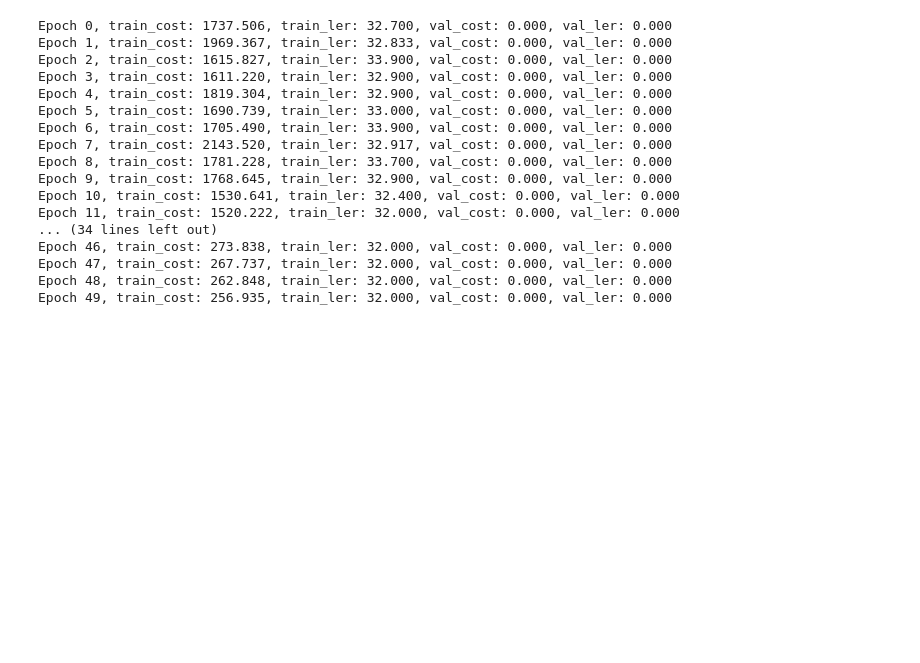
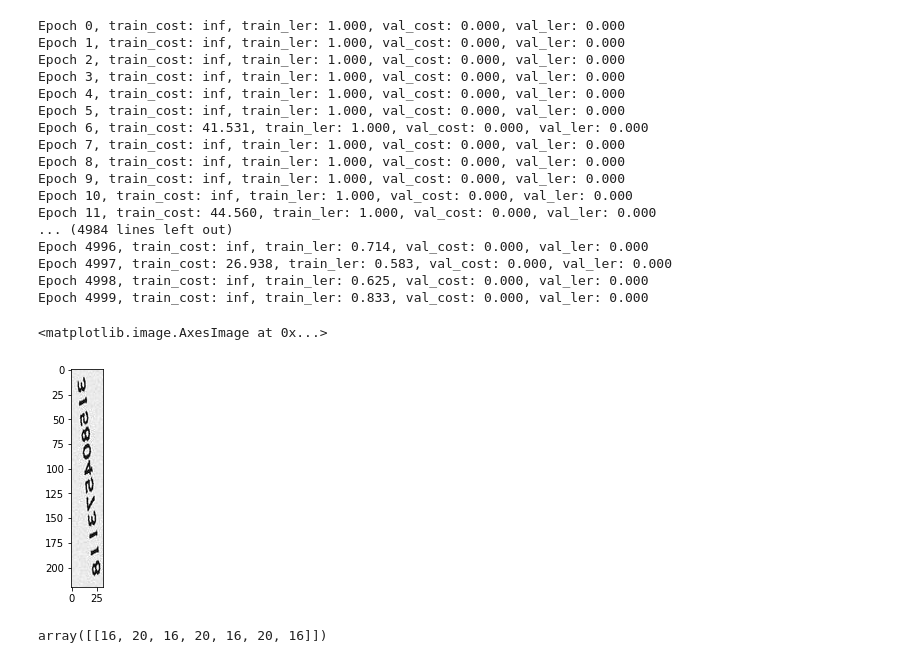
Before and after one commit to cc07/ocr, a Jupyter notebook: jupyter/workings.ipynb, the cells around one changed output. Drawn from its saved outputs; the diff is of its cells as text; code cells hidden in the pictures; blank space fills up the shorter version.

```diff
--- a/jupyter/workings.ipynb
+++ b/jupyter/workings.ipynb
@@ -52,7 +52,8 @@ def create_sparse(batch_size, images, labels, dtype=np.int64):
 
         for number, number_index in zip(label, range(length)):
             indices.append((index, number_index))
-            values.append(ord(str(number)))
+#             print(number, ord(str(number)), FIRST_INDEX, ord(str(number)) - FIRST_INDEX)
+            values.append(ord(str(number)) - FIRST_INDEX)
 
     indices = np.array(indices, dtype=np.int64)
     values = np.array(values, dtype=dtype)
@@ -91,11 +91,16 @@ plt.imshow(sample_images[0], cmap='gray', vmin=0, vmax=255)
 # %%
-n_batch_size = 32
+FIRST_INDEX = ord(' ')
+SPACE_TOKEN = '<space>'
+SPACE_INDEX = 0
+
+n_batch_size = 1
 n_features = 32
 n_rnn_layers = 2
 n_hidden = 64
-n_classes = ord('z') - ord('a') + 10 + 1 + 1 + 1
+# n_classes = ord('z') - ord('a') + 10 + 1 + 1 + 1
+n_classes = ord('~') - FIRST_INDEX + 1
 
-n_epochs = 100
+n_epochs = 5000
 
 learning_rate = 0.001
 # %%
@@ -143,6 +148,7 @@ with graph.as_default():
 
 #     decoded, log_prob = tf.nn.ctc_greedy_decoder(logits, seq_len)
     decoded, log_prob = tf.nn.ctc_beam_search_decoder(logits, seq_len, merge_repeated=False)
+    dense_decoded = tf.sparse_tensor_to_dense(decoded[0], default_value=-1)
 
     ler = tf.reduce_mean(tf.edit_distance(tf.cast(decoded[0], tf.int32),
                                           targets))
@@ -150,7 +156,7 @@ with graph.as_default():
 with tf.Session(graph=graph) as sess:
     sess.run(tf.global_variables_initializer())
 
-    for epoch in range(50):
+    for epoch in range(n_epochs):
         train_cost = train_ler = 0
 
         indices, values, shape, sample_images, seq_length, x_max, y_max = create_sparse(n_batch_size, train_images, train_labels)
@@ -165,29 +171,38 @@ with tf.Session(graph=graph) as sess:
         }
 
         batch_cost, _ = sess.run([cost, optimizer], feed_dict=feed)
-        train_cost += batch_cost * n_batch_size
+        train_cost += batch_cost
         train_ler += sess.run(ler, feed_dict=feed) * n_batch_size
 
         log = 'Epoch {}, train_cost: {:.3f}, train_ler: {:.3f}, val_cost: {:.3f}, val_ler: {:.3f}'
         print(log.format(epoch, train_cost, train_ler, 0, 0))
 
-    decoded_values = sess.run(decoded[0], feed_dict=feed)
+    decoded_values = sess.run(dense_decoded, feed_dict=feed)
 # %% [output]
-Epoch 0, train_cost: 1737.506, train_ler: 32.700, val_cost: 0.000, val_ler: 0.000
-Epoch 1, train_cost: 1969.367, train_ler: 32.833, val_cost: 0.000, val_ler: 0.000
-Epoch 2, train_cost: 1615.827, train_ler: 33.900, val_cost: 0.000, val_ler: 0.000
-Epoch 3, train_cost: 1611.220, train_ler: 32.900, val_cost: 0.000, val_ler: 0.000
-Epoch 4, train_cost: 1819.304, train_ler: 32.900, val_cost: 0.000, val_ler: 0.000
-Epoch 5, train_cost: 1690.739, train_ler: 33.000, val_cost: 0.000, val_ler: 0.000
-Epoch 6, train_cost: 1705.490, train_ler: 33.900, val_cost: 0.000, val_ler: 0.000
-Epoch 7, train_cost: 2143.520, train_ler: 32.917, val_cost: 0.000, val_ler: 0.000
-Epoch 8, train_cost: 1781.228, train_ler: 33.700, val_cost: 0.000, val_ler: 0.000
-Epoch 9, train_cost: 1768.645, train_ler: 32.900, val_cost: 0.000, val_ler: 0.000
-Epoch 10, train_cost: 1530.641, train_ler: 32.400, val_cost: 0.000, val_ler: 0.000
-Epoch 11, train_cost: 1520.222, train_ler: 32.000, val_cost: 0.000, val_ler: 0.000
-... (34 lines left out)
-Epoch 46, train_cost: 273.838, train_ler: 32.000, val_cost: 0.000, val_ler: 0.000
-Epoch 47, train_cost: 267.737, train_ler: 32.000, val_cost: 0.000, val_ler: 0.000
-Epoch 48, train_cost: 262.848, train_ler: 32.000, val_cost: 0.000, val_ler: 0.000
-Epoch 49, train_cost: 256.935, train_ler: 32.000, val_cost: 0.000, val_ler: 0.000
+Epoch 0, train_cost: inf, train_ler: 1.000, val_cost: 0.000, val_ler: 0.000
+Epoch 1, train_cost: inf, train_ler: 1.000, val_cost: 0.000, val_ler: 0.000
+Epoch 2, train_cost: inf, train_ler: 1.000, val_cost: 0.000, val_ler: 0.000
+Epoch 3, train_cost: inf, train_ler: 1.000, val_cost: 0.000, val_ler: 0.000
+Epoch 4, train_cost: inf, train_ler: 1.000, val_cost: 0.000, val_ler: 0.000
+Epoch 5, train_cost: inf, train_ler: 1.000, val_cost: 0.000, val_ler: 0.000
+Epoch 6, train_cost: 41.531, train_ler: 1.000, val_cost: 0.000, val_ler: 0.000
+Epoch 7, train_cost: inf, train_ler: 1.000, val_cost: 0.000, val_ler: 0.000
+Epoch 8, train_cost: inf, train_ler: 1.000, val_cost: 0.000, val_ler: 0.000
+Epoch 9, train_cost: inf, train_ler: 1.000, val_cost: 0.000, val_ler: 0.000
+Epoch 10, train_cost: inf, train_ler: 1.000, val_cost: 0.000, val_ler: 0.000
+Epoch 11, train_cost: 44.560, train_ler: 1.000, val_cost: 0.000, val_ler: 0.000
+... (4984 lines left out)
+Epoch 4996, train_cost: inf, train_ler: 0.714, val_cost: 0.000, val_ler: 0.000
+Epoch 4997, train_cost: 26.938, train_ler: 0.583, val_cost: 0.000, val_ler: 0.000
+Epoch 4998, train_cost: inf, train_ler: 0.625, val_cost: 0.000, val_ler: 0.000
+Epoch 4999, train_cost: inf, train_ler: 0.833, val_cost: 0.000, val_ler: 0.000
+# %%
+plt.imshow(sample_images[0], cmap='gray', vmin=0, vmax=255)
+# %% [output]
+<matplotlib.image.AxesImage at 0x...>
+[figure, added]
+# %%
+decoded_values
+# %% [output]
+array([[16, 20, 16, 20, 16, 20, 16]])
 # %%
```
Also changed, not shown: parts of 8 cells of this notebook.
